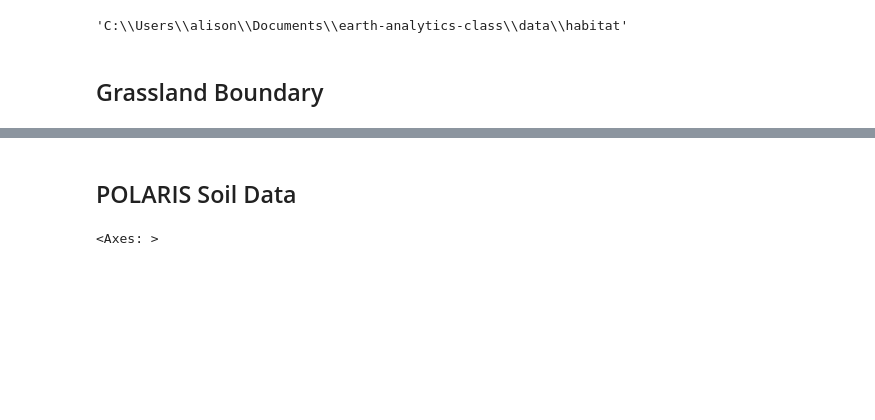
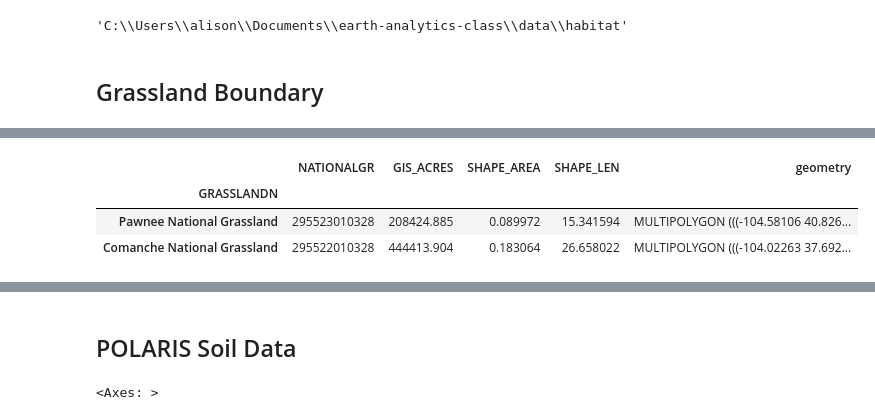
Before and after one commit to akpost21/Habitat-Suitability, a Jupyter notebook: habitat_suitability_workflow.ipynb, the cells around one changed output, grey strips where cells are left out. Cells and saved outputs as stored; diff of their text form; code cells hidden in the pictures; blank space fills up the shorter version.

```diff
--- a/habitat_suitability_workflow.ipynb
+++ b/habitat_suitability_workflow.ipynb
@@ -104,6 +107,17 @@ This will raise in a future version.
 
   warnings.warn(msg, FutureWarning)
 [interactive output not drawn]
+# %%
+# Pull out both grasslands at once
+subset_grasslands_gdf = (grassland_gdf.set_index('GRASSLANDN')
+               .loc[['Pawnee National Grassland',
+                     'Comanche National Grassland']])
+subset_grasslands_gdf
+# %% [output]
+|  | NATIONALGR | GIS_ACRES | SHAPE_AREA | SHAPE_LEN | geometry |
+| GRASSLANDN |  |  |  |  |  |
+| Pawnee National Grassland | 295523010328 | 208424.885 | 0.089972 | 15.341594 | MULTIPOLYGON (((-104.58106 40.826... |
+| Comanche National Grassland | 295522010328 | 444413.904 | 0.183064 | 26.658022 | MULTIPOLYGON (((-104.02263 37.692... |
 # %%
 # Choose 1st grassland site
 pawnee_gdf = (grassland_gdf[grassland_gdf['GRASSLANDN'] == 'Pawnee National Grassland'])
```
Also changed, not shown: parts of 16 cells of this notebook.
